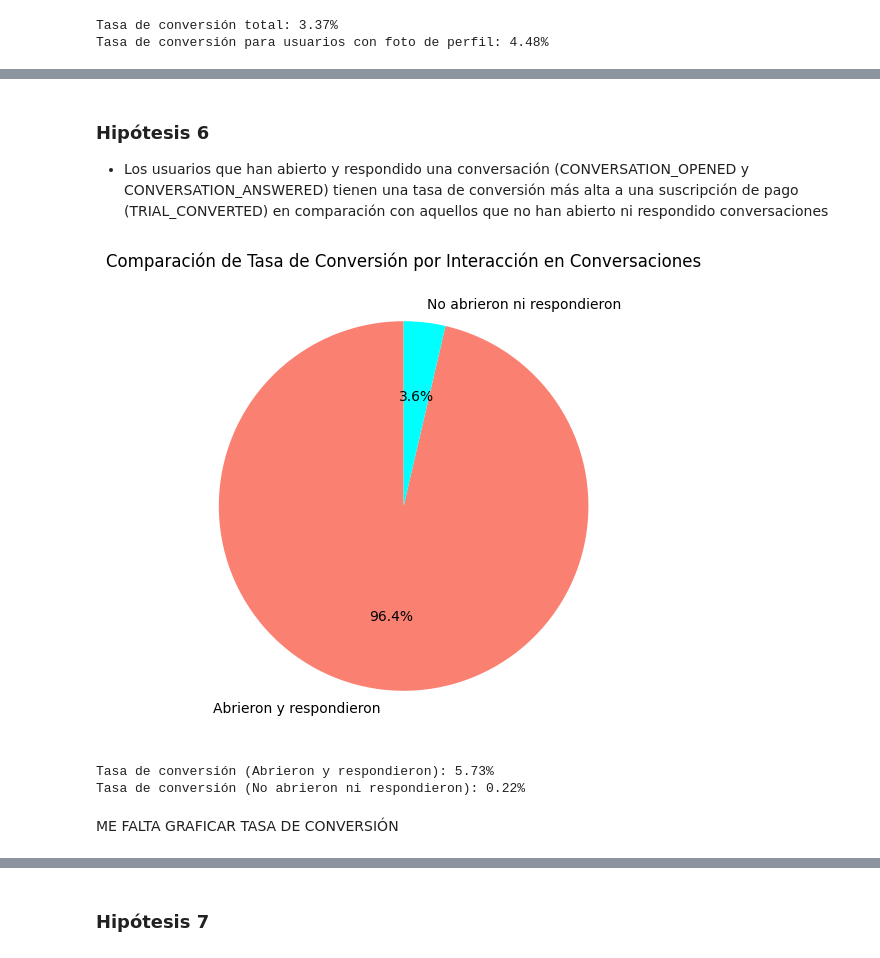
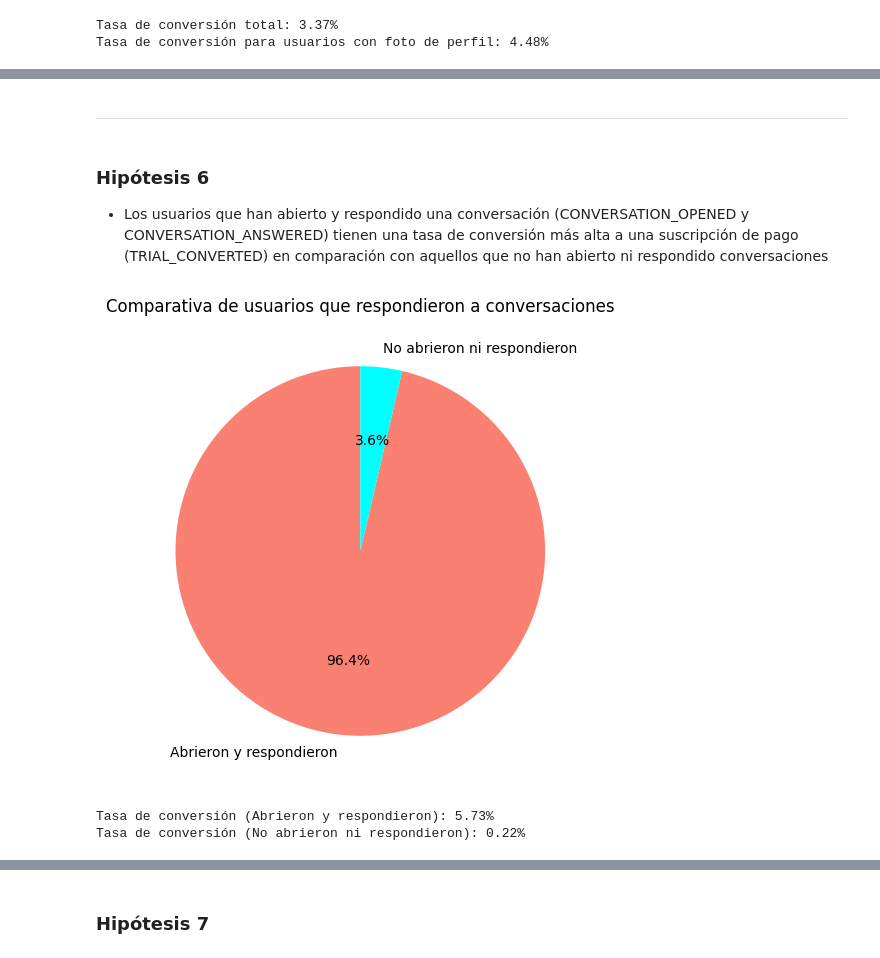
Before and after one commit to NaiSaratxaga/EDA_user-conversion-analysis, a Jupyter notebook: Notebooks/EDA_user_conversion_analysis.ipynb, the cells around one changed output, grey strips where cells are left out. Drawn from its saved outputs; the diff is of its cells as text; code cells hidden in the pictures.

```diff
--- a/Notebooks/EDA_user_conversion_analysis.ipynb
+++ b/Notebooks/EDA_user_conversion_analysis.ipynb
@@ -474,34 +484,34 @@ usuarios con foto y usuarios sin foto y el porcentaje. Mejor en barras
+# %% [markdown]
+---
 # %% [markdown]
 ### Hipótesis 6
 - Los usuarios que han abierto y respondido una conversación (CONVERSATION_OPENED y CONVERSATION_ANSWERED) tienen una tasa de conversión más alta a una suscripción de pago (TRIAL_CONVERTED) en comparación con aquellos que no han abierto ni respondido conversaciones
 # %%
 # Filtrar Grupo 1: Usuarios que abrieron y respondieron conversaciones
 usuarios_activos = df[(df['CONVERSATION_OPENED'] == True) & (df['CONVERSATION_ANSWERED'] == True)]
 tasa_conversion_activos = usuarios_activos['TRIAL_CONVERTED'].mean()
 
 # Filtrar Grupo 2: Usuarios que NO abrieron ni respondieron conversaciones
 usuarios_inactivos = df[(df['CONVERSATION_OPENED'] == False) & (df['CONVERSATION_ANSWERED'] == False)]
 tasa_conversion_inactivos = usuarios_inactivos['TRIAL_CONVERTED'].mean()
 
 # Crear gráfico de pastel (Pie Chart)
 labels = ['Abrieron y respondieron', 'No abrieron ni respondieron']
 conversion_rates = [tasa_conversion_activos, tasa_conversion_inactivos]
 
 plt.figure(figsize=(8, 6))
 plt.pie(conversion_rates, labels=labels, autopct='%1.1f%%', colors=['salmon', 'cyan'], startangle=90)
 
 # Añadir título
-plt.title('Comparación de Tasa de Conversión por Interacción en Conversaciones')
+plt.title('Comparativa de usuarios que respondieron a conversaciones')
 
 # Mostrar el gráfico
 plt.show()
 
 # Imprimir tasas de conversión en consola
 print(f"Tasa de conversión (Abrieron y respondieron): {tasa_conversion_activos * 100:.2f}%")
 print(f"Tasa de conversión (No abrieron ni respondieron): {tasa_conversion_inactivos * 100:.2f}%")
 # %% [output]
-[figure, old version]
+[figure, new version]
 Tasa de conversión (Abrieron y respondieron): 5.73%
 Tasa de conversión (No abrieron ni respondieron): 0.22%
-# %% [markdown]
-ME FALTA GRAFICAR TASA DE CONVERSIÓN
```
Also changed, not shown: parts of 13 cells of this notebook.
